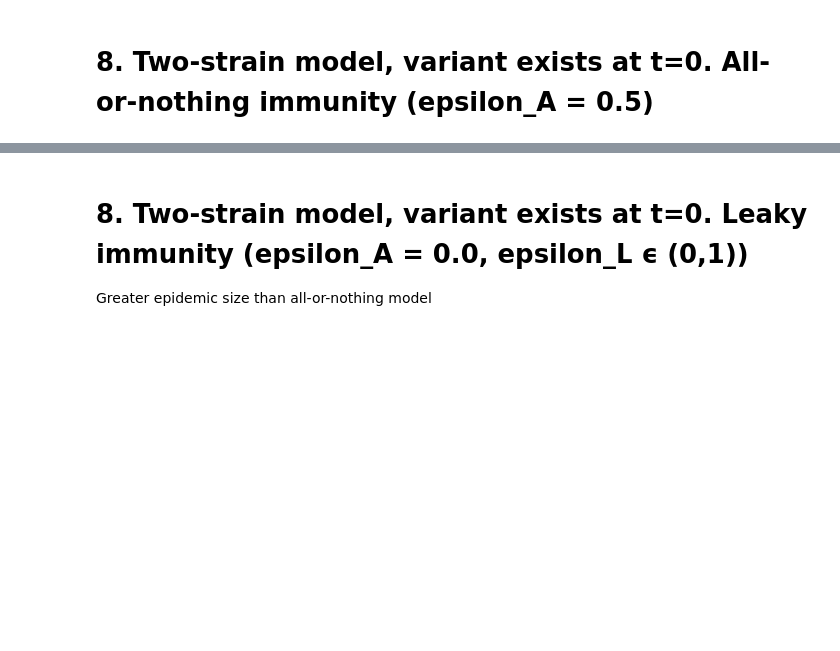
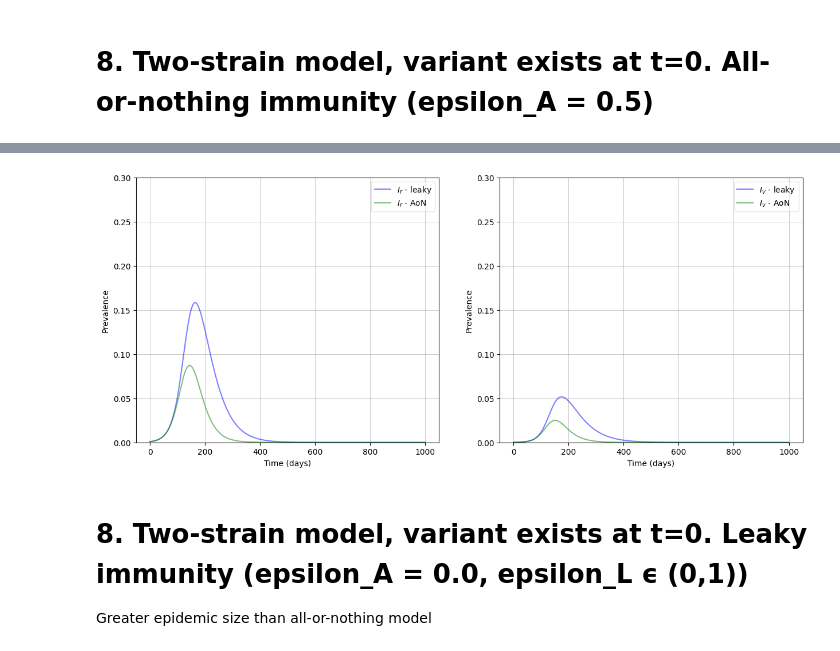
Before and after one commit to condusinew/vaccine_failure_escape, a Jupyter notebook: SIR_mode_natimm.ipynb, the cells around one changed output, grey strips where cells are left out. Drawn from its saved outputs; the diff is of its cells as text; code cells hidden in the pictures; blank space fills up the shorter version.

```diff
--- a/SIR_mode_natimm.ipynb
+++ b/SIR_mode_natimm.ipynb
@@ -564,3 +611,8 @@ plot_basic(solution)
+# %%
+#plot comparing the two
+plot_infecteds(solution_leaky, solution_aon, ylim_max = 0.3)
+# %% [output]
+[figure, added]
 # %% [markdown]
 # 8. Two-strain model, variant exists at t=0. Leaky immunity (epsilon_A = 0.0, epsilon_L ϵ (0,1))
 
```
Also changed, not shown: parts of 24 cells of this notebook.
